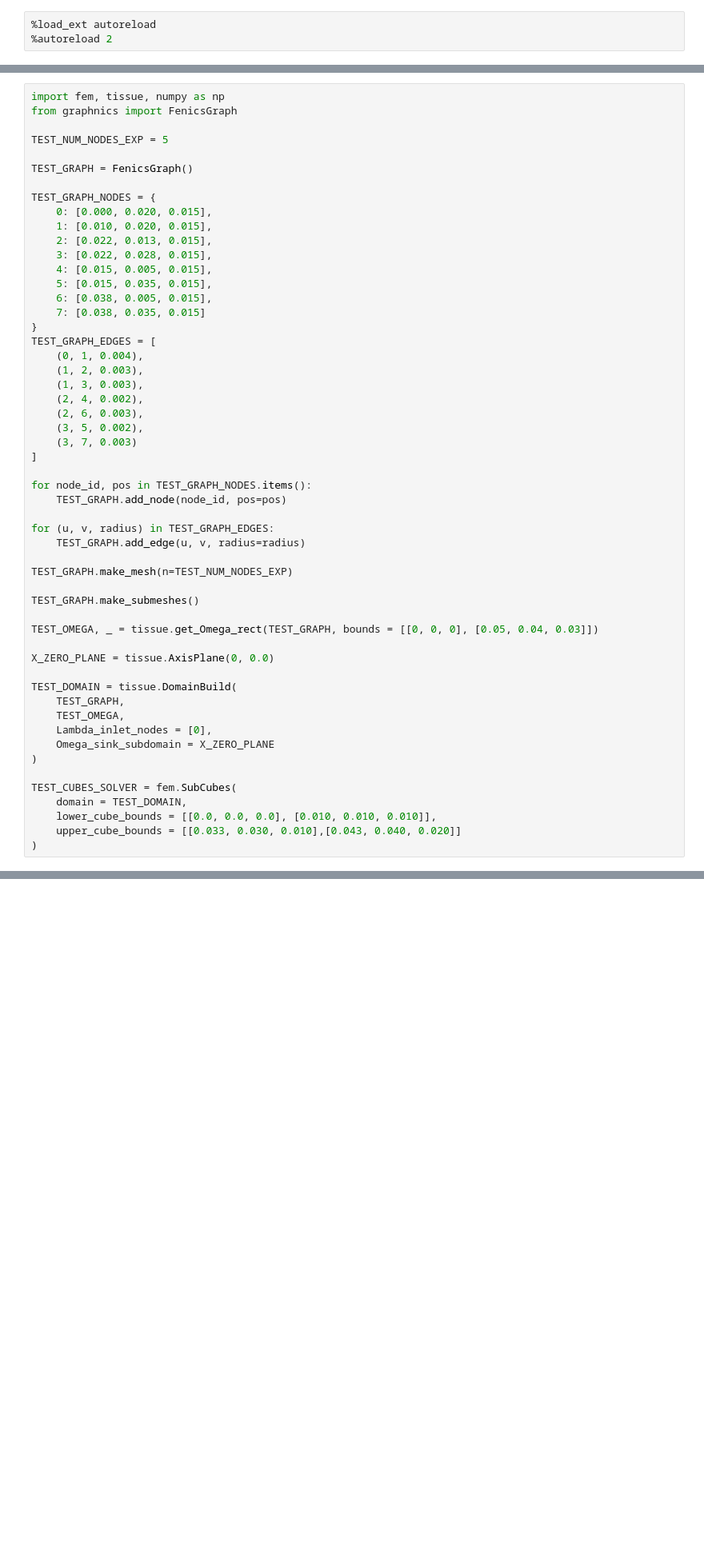
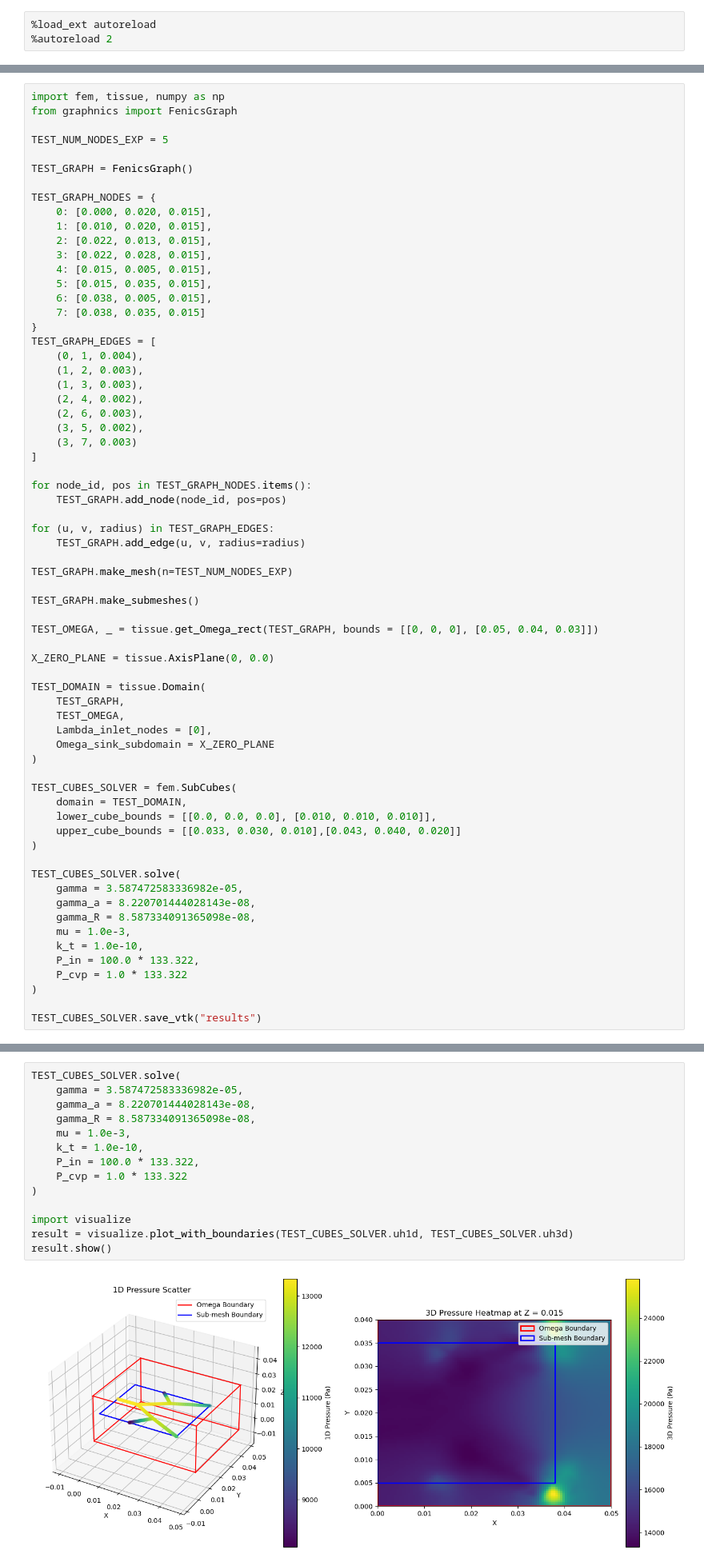
Before and after one commit to isosafrasaurus/multihepatic, a Jupyter notebook: 3d_1d_dckr.ipynb, the cells around one changed output, grey strips where cells are left out. Shown at 80% size. Drawn from its saved outputs; the diff is of its cells as text; blank space fills up the shorter version.

```diff
--- a/3d_1d_dckr.ipynb
+++ b/3d_1d_dckr.ipynb
@@ -53,7 +53,7 @@ TEST_OMEGA, _ = tissue.get_Omega_rect(TEST_GRAPH, bounds = [[0, 0, 0], [0.05, 0.
 
 X_ZERO_PLANE = tissue.AxisPlane(0, 0.0)
 
-TEST_DOMAIN = tissue.DomainBuild(
+TEST_DOMAIN = tissue.Domain(
     TEST_GRAPH,
     TEST_OMEGA,
     Lambda_inlet_nodes = [0],
@@ -65,4 +65,16 @@ TEST_CUBES_SOLVER = fem.SubCubes(
     lower_cube_bounds = [[0.0, 0.0, 0.0], [0.010, 0.010, 0.010]],
     upper_cube_bounds = [[0.033, 0.030, 0.010],[0.043, 0.040, 0.020]]
 )
+
+TEST_CUBES_SOLVER.solve(
+    gamma = 3.587472583336982e-05,
+    gamma_a = 8.220701444028143e-08,
+    gamma_R = 8.587334091365098e-08,
+    mu = 1.0e-3,
+    k_t = 1.0e-10,
+    P_in = 100.0 * 133.322,
+    P_cvp = 1.0 * 133.322
+)
+
+TEST_CUBES_SOLVER.save_vtk("results")
 # %% [output]
@@ -72,3 +83,19 @@ WARNING: user expression has not supplied value_shape method or an element. Assu
+# %%
+TEST_CUBES_SOLVER.solve(
+    gamma = 3.587472583336982e-05,
+    gamma_a = 8.220701444028143e-08,
+    gamma_R = 8.587334091365098e-08,
+    mu = 1.0e-3,
+    k_t = 1.0e-10,
+    P_in = 100.0 * 133.322,
+    P_cvp = 1.0 * 133.322
+)
+
+import visualize
+result = visualize.plot_with_boundaries(TEST_CUBES_SOLVER.uh1d, TEST_CUBES_SOLVER.uh3d)
+result.show()
+# %% [output]
+[figure, added]
 # %%
 import scipy
 
```
Also changed, not shown: parts of 4 cells of this notebook, 13 other files.
